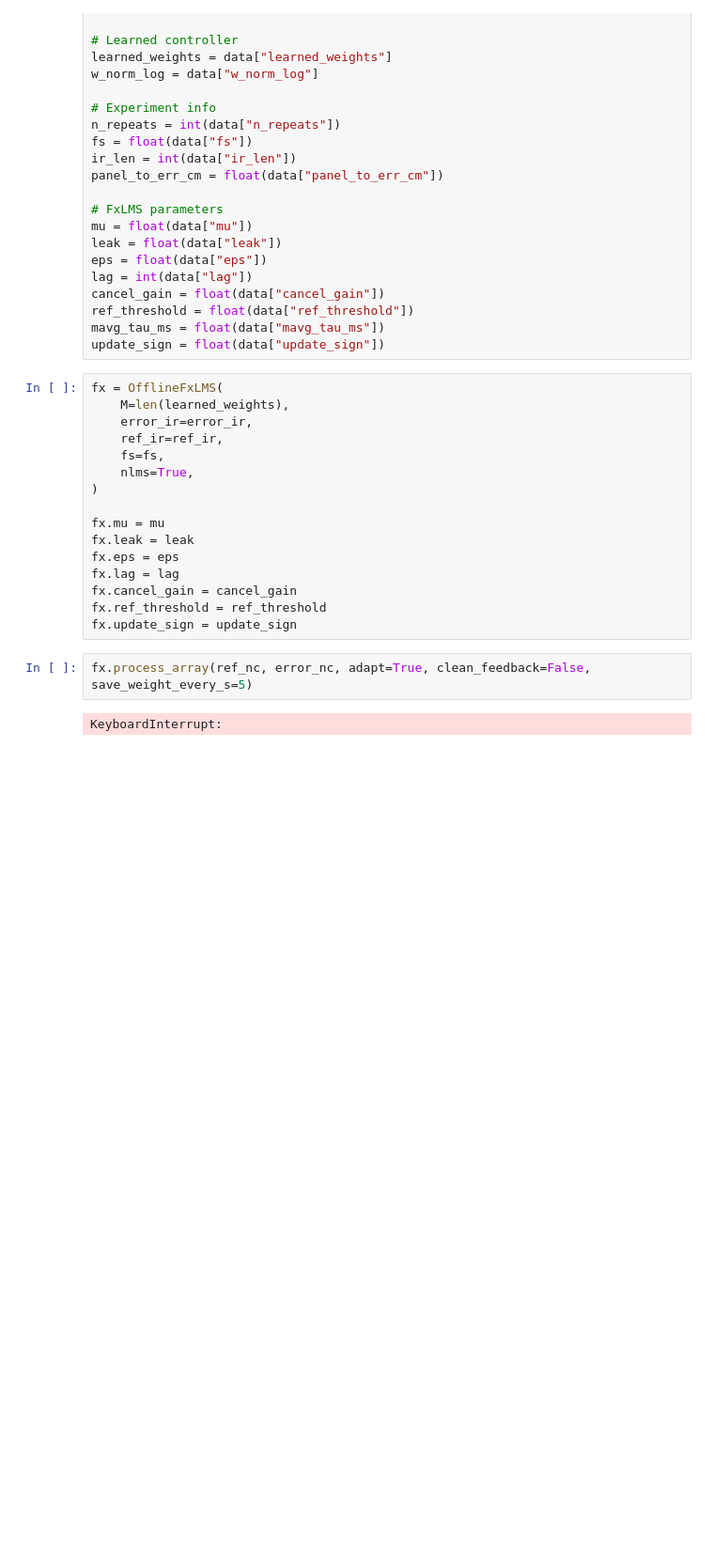
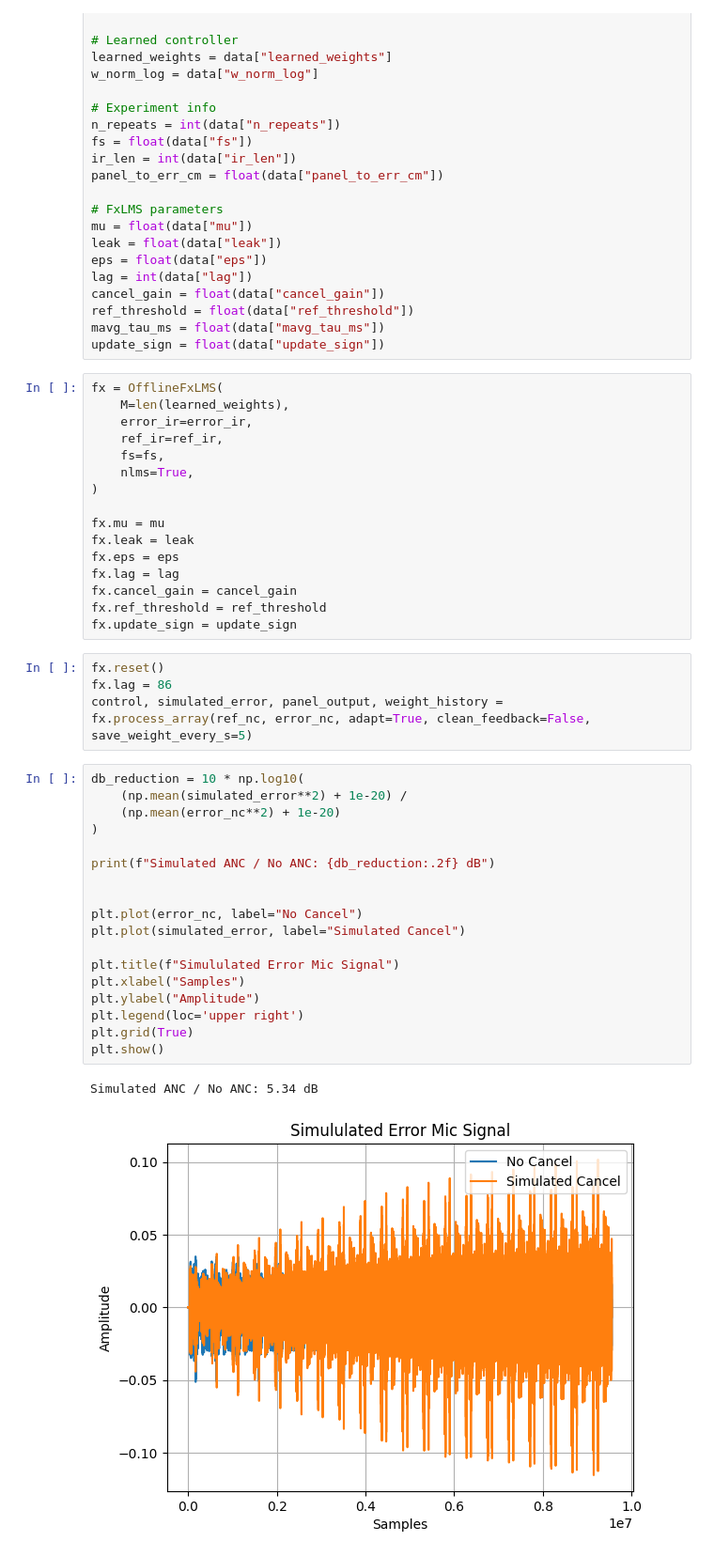
Before and after one commit to bowerirn/Reverb-Control, a Jupyter notebook: experiments/offline_fxlms.ipynb, the cells around one changed output. Shown at 94% size. Saved outputs shown, nothing was run; the diff lists cells and outputs as text; blank space fills up the shorter version.

```diff
--- a/experiments/offline_fxlms.ipynb
+++ b/experiments/offline_fxlms.ipynb
@@ -54,6 +54,27 @@ fx.cancel_gain = cancel_gain
 fx.ref_threshold = ref_threshold
 fx.update_sign = update_sign
 # %%
-fx.process_array(ref_nc, error_nc, adapt=True, clean_feedback=False, save_weight_every_s=5)
+fx.reset()
+fx.lag = 86
+control, simulated_error, panel_output, weight_history = fx.process_array(ref_nc, error_nc, adapt=True, clean_feedback=False, save_weight_every_s=5)
-# %% [output]
-KeyboardInterrupt:
+# %%
+db_reduction = 10 * np.log10(
+    (np.mean(simulated_error**2) + 1e-20) /
+    (np.mean(error_nc**2) + 1e-20)
+)
+
+print(f"Simulated ANC / No ANC: {db_reduction:.2f} dB")
+
+
+plt.plot(error_nc, label="No Cancel")
+plt.plot(simulated_error, label="Simulated Cancel")
+
+plt.title(f"Simululated Error Mic Signal")
+plt.xlabel("Samples")
+plt.ylabel("Amplitude")
+plt.legend(loc='upper right')
+plt.grid(True)
+plt.show()
+# %% [output]
+Simulated ANC / No ANC: 5.34 dB
+[figure, added]
```
Also changed, not shown: 1 other file.
